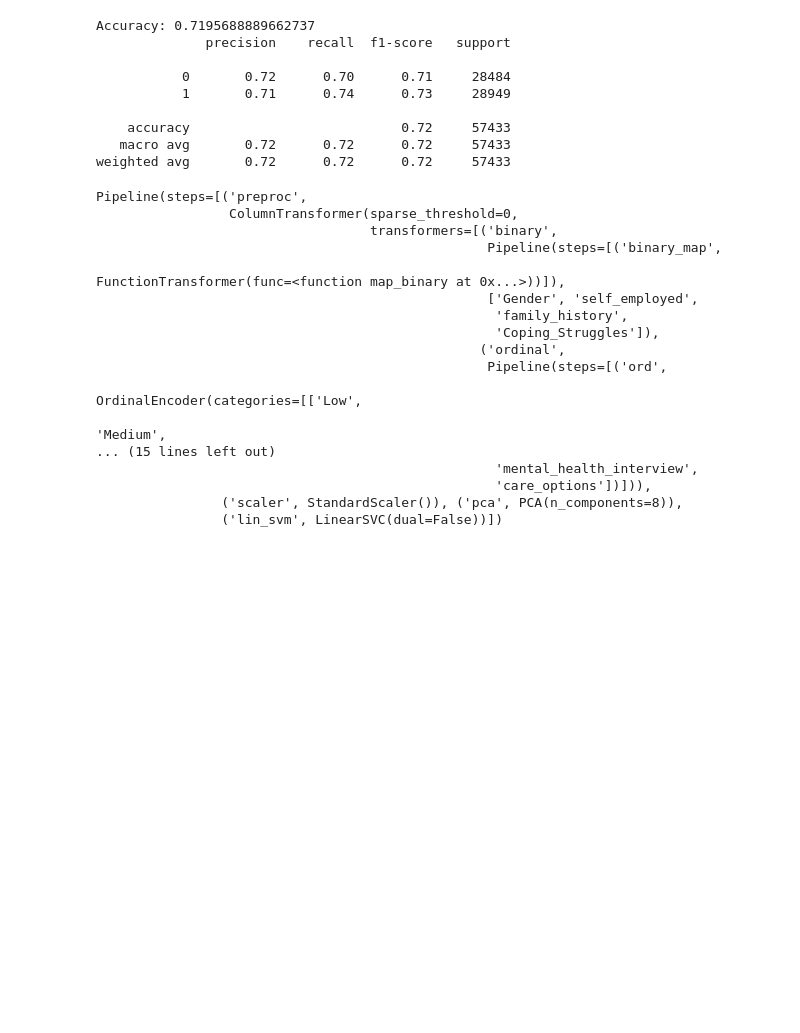
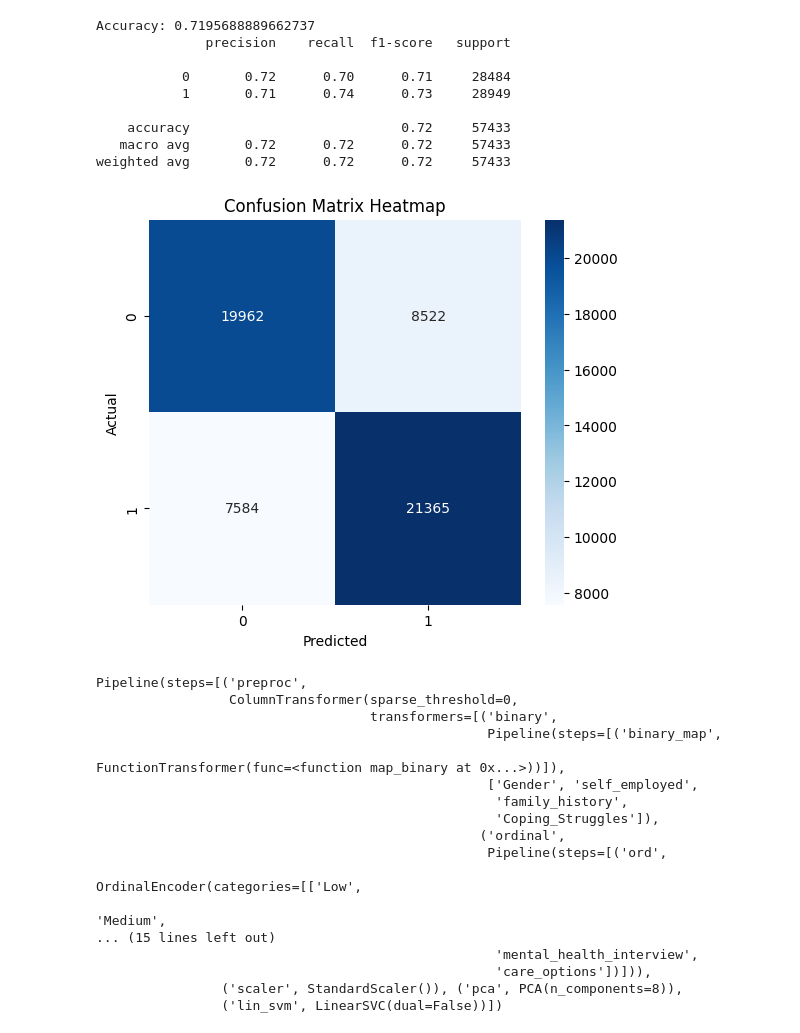
Before and after one commit to Jaslyn10/Mental_Health_Analysis_using_SVM, a Jupyter notebook: svm_logistic_multiclass.ipynb, the cells around one changed output. Saved outputs shown, nothing was run; the diff lists cells and outputs as text; code cells hidden in the pictures; blank space fills up the shorter version.

```diff
--- a/svm_logistic_multiclass.ipynb
+++ b/svm_logistic_multiclass.ipynb
@@ -351,7 +362,7 @@ from sklearn.preprocessing import StandardScaler
 lin_svm = Pipeline([
     ("preproc", preprocessor),
     ("scaler", StandardScaler()),
-    ("l_svm", LinearSVC(dual=False, max_iter=1000,loss="squared_hinge",C=1))
+    ("l_svm", LinearSVC(dual=False, max_iter=1000,loss="squared_hinge",C=100))
     ])
 # %%
 lin_svm.fit(X_train, y_train)
@@ -395,4 +406,14 @@ Accuracy: 0.7195688889662737
     accuracy                           0.72     57433
    macro avg       0.72      0.72      0.72     57433
 weighted avg       0.72      0.72      0.72     57433
+# %%
+cm = confusion_matrix(y_test, y_pred_l)
+plt.figure(figsize=(6,5))
+sns.heatmap(cm, annot=True, fmt="d", cmap="Blues")
+plt.xlabel("Predicted")
+plt.ylabel("Actual")
+plt.title("Confusion Matrix Heatmap")
+plt.show()
+# %% [output]
+[figure, added]
 # %%
```
Also changed, not shown: parts of 19 cells of this notebook.
